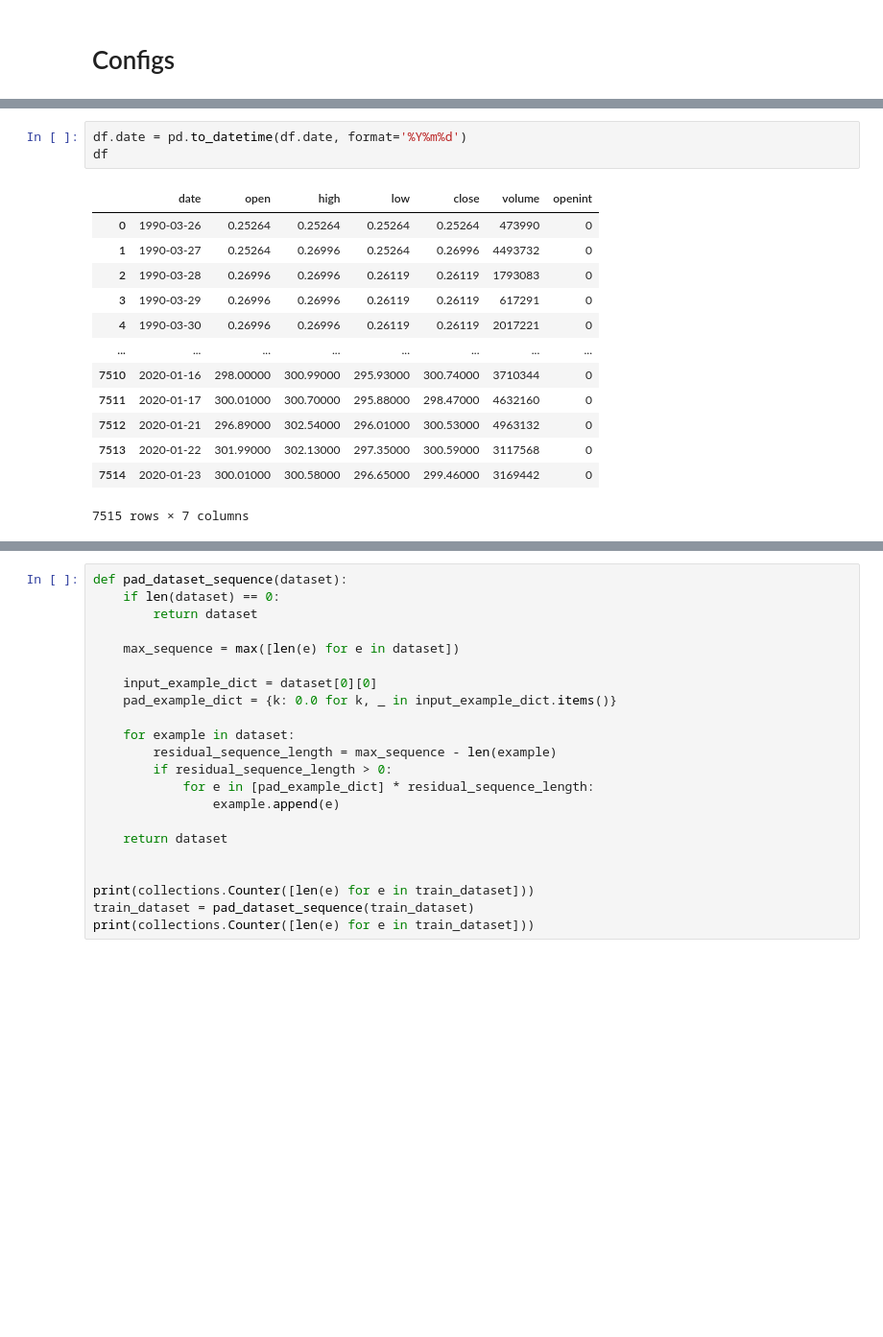
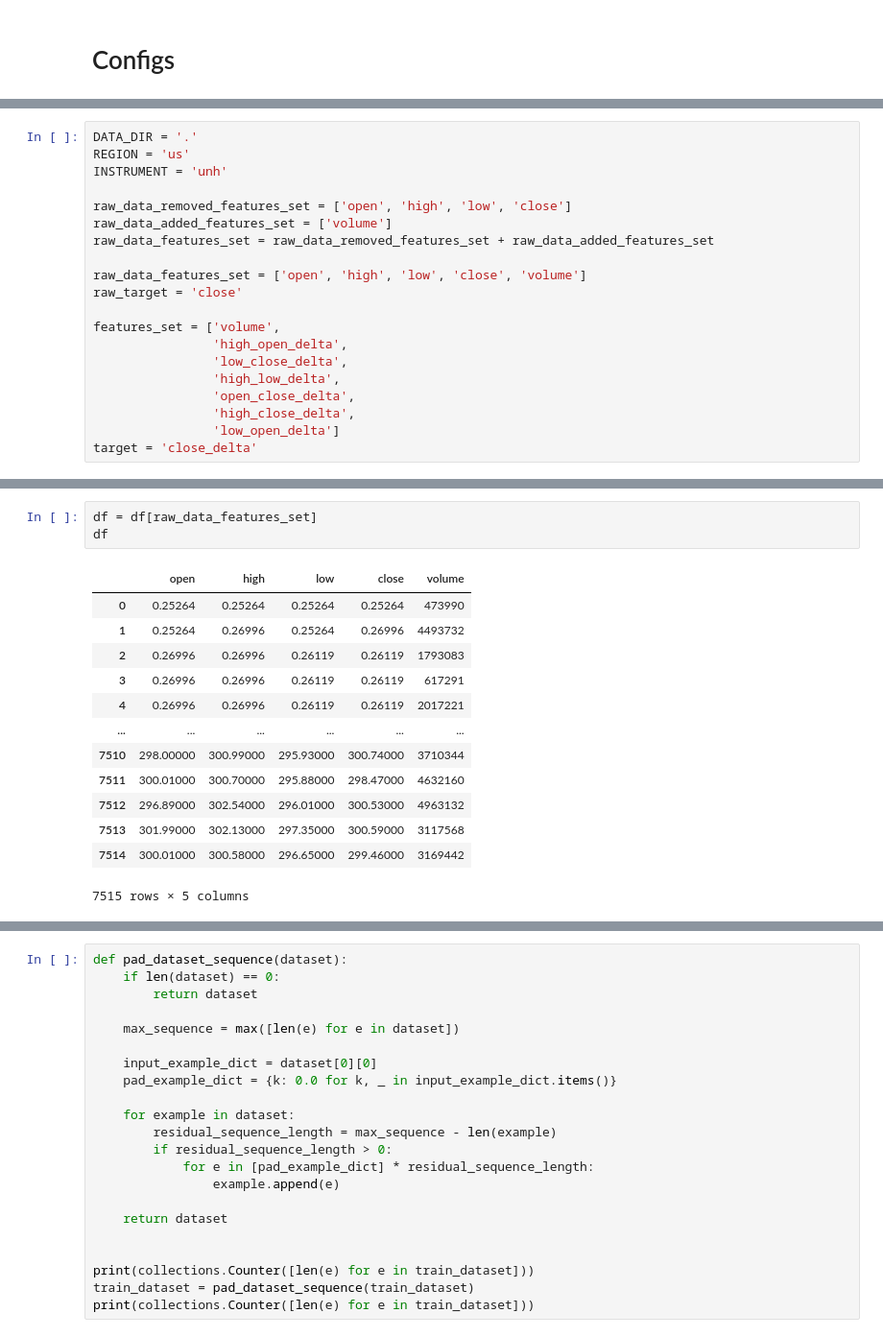
Before and after one commit to minavyoussef/be-mil, a Jupyter notebook: training.ipynb, the cells around one changed output, grey strips where cells are left out. Shown at 96% size. Drawn from its saved outputs; the diff is of its cells as text; blank space fills up the shorter version.

```diff
--- a/training.ipynb
+++ b/training.ipynb
@@ -35,0 +29,20 @@ data_file
+# %%
+DATA_DIR = '.'
+REGION = 'us'
+INSTRUMENT = 'unh'
+
+raw_data_removed_features_set = ['open', 'high', 'low', 'close']
+raw_data_added_features_set = ['volume']
+raw_data_features_set = raw_data_removed_features_set + raw_data_added_features_set
+
+raw_data_features_set = ['open', 'high', 'low', 'close', 'volume']
+raw_target = 'close'
+
+features_set = ['volume',
+                'high_open_delta',
+                'low_close_delta',
+                'high_low_delta',
+                'open_close_delta',
+                'high_close_delta',
+                'low_open_delta']
+target = 'close_delta'
@@ -53,21 +93,21 @@ df
 7515 rows × 7 columns
-# %%
-df.date = pd.to_datetime(df.date, format='%Y%m%d')
-df
-# %% [output]
-|  | date | open | high | low | close | volume | openint |
-| 0 | 1990-03-26 | 0.25264 | 0.25264 | 0.25264 | 0.25264 | 473990 | 0 |
-| 1 | 1990-03-27 | 0.25264 | 0.26996 | 0.25264 | 0.26996 | 4493732 | 0 |
-| 2 | 1990-03-28 | 0.26996 | 0.26996 | 0.26119 | 0.26119 | 1793083 | 0 |
-| 3 | 1990-03-29 | 0.26996 | 0.26996 | 0.26119 | 0.26119 | 617291 | 0 |
-| 4 | 1990-03-30 | 0.26996 | 0.26996 | 0.26119 | 0.26119 | 2017221 | 0 |
-| ... | ... | ... | ... | ... | ... | ... | ... |
-| 7510 | 2020-01-16 | 298.00000 | 300.99000 | 295.93000 | 300.74000 | 3710344 | 0 |
-| 7511 | 2020-01-17 | 300.01000 | 300.70000 | 295.88000 | 298.47000 | 4632160 | 0 |
-| 7512 | 2020-01-21 | 296.89000 | 302.54000 | 296.01000 | 300.53000 | 4963132 | 0 |
-| 7513 | 2020-01-22 | 301.99000 | 302.13000 | 297.35000 | 300.59000 | 3117568 | 0 |
-| 7514 | 2020-01-23 | 300.01000 | 300.58000 | 296.65000 | 299.46000 | 3169442 | 0 |
-7515 rows × 7 columns
+# %%
+df = df[raw_data_features_set]
+df
+# %% [output]
+|  | open | high | low | close | volume |
+| 0 | 0.25264 | 0.25264 | 0.25264 | 0.25264 | 473990 |
+| 1 | 0.25264 | 0.26996 | 0.25264 | 0.26996 | 4493732 |
+| 2 | 0.26996 | 0.26996 | 0.26119 | 0.26119 | 1793083 |
+| 3 | 0.26996 | 0.26996 | 0.26119 | 0.26119 | 617291 |
+| 4 | 0.26996 | 0.26996 | 0.26119 | 0.26119 | 2017221 |
+| ... | ... | ... | ... | ... | ... |
+| 7510 | 298.00000 | 300.99000 | 295.93000 | 300.74000 | 3710344 |
+| 7511 | 300.01000 | 300.70000 | 295.88000 | 298.47000 | 4632160 |
+| 7512 | 296.89000 | 302.54000 | 296.01000 | 300.53000 | 4963132 |
+| 7513 | 301.99000 | 302.13000 | 297.35000 | 300.59000 | 3117568 |
+| 7514 | 300.01000 | 300.58000 | 296.65000 | 299.46000 | 3169442 |
+7515 rows × 5 columns
 # %%
 df['high_open_delta'] = df['high'] - df['open']
 df['low_close_delta'] = df['low'] - df['close']
```
Also changed, not shown: parts of 20 cells of this notebook, 1 other file.
